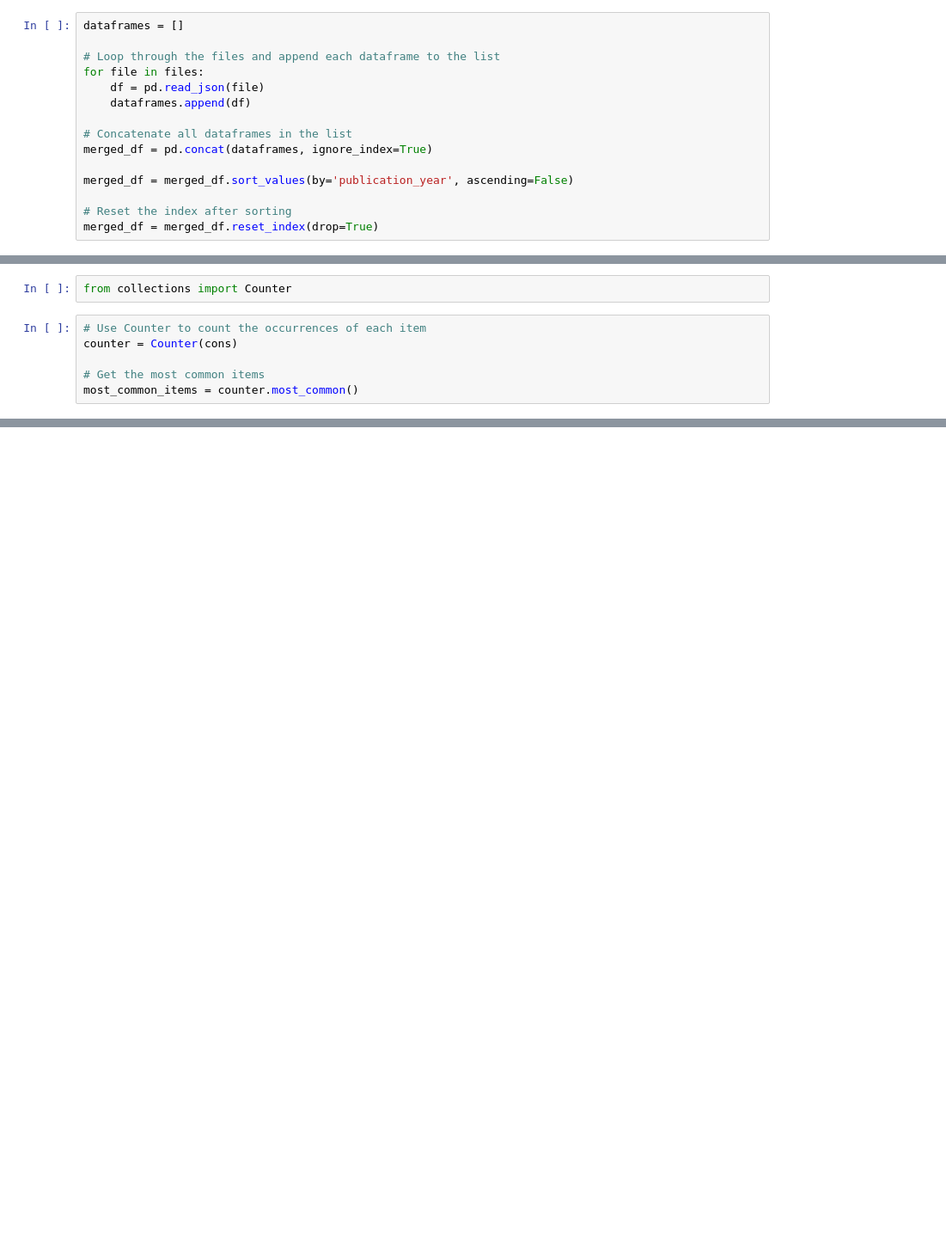
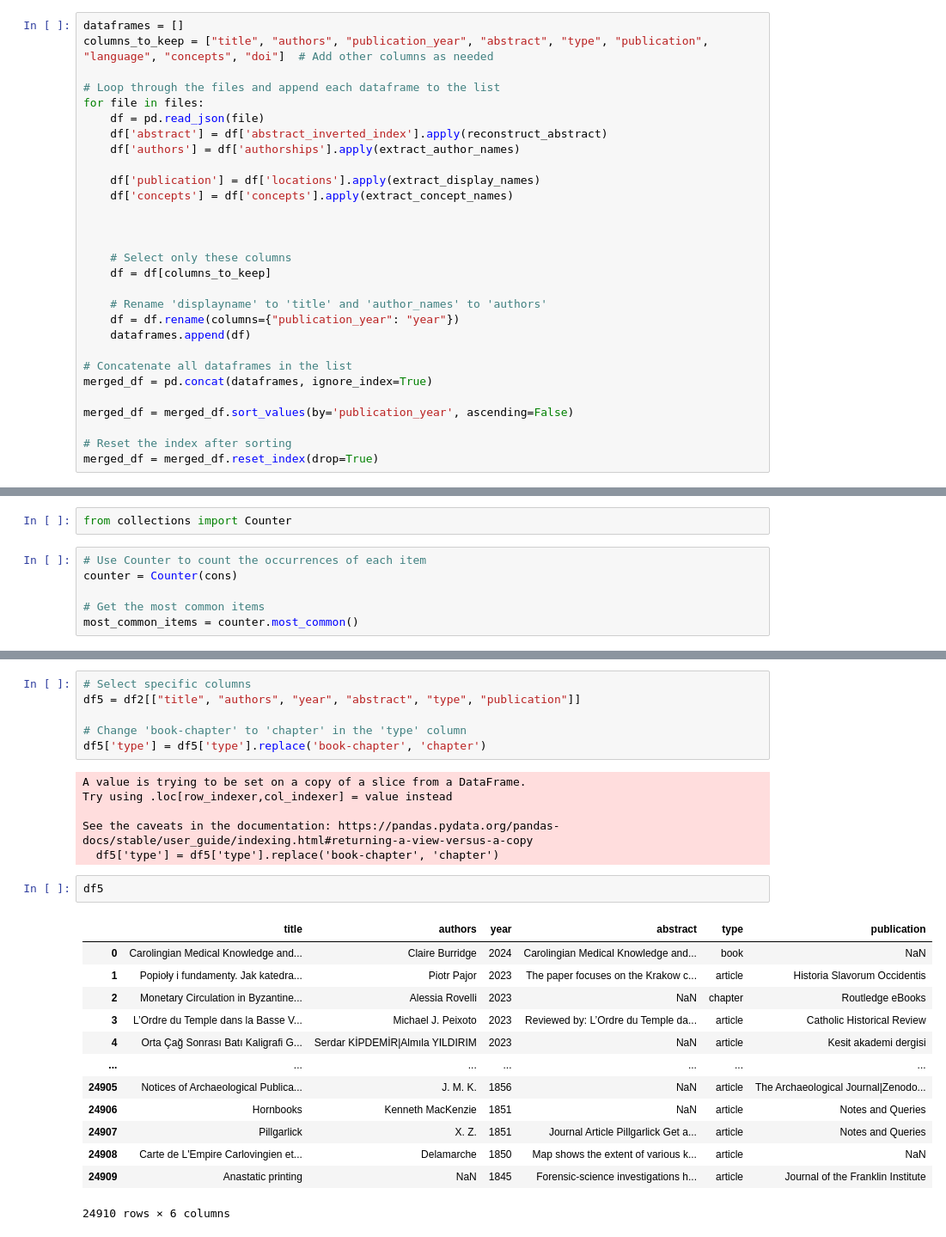
Before and after one commit to wjbmattingly/open-medieval-bibliography, a Jupyter notebook: build-database.ipynb, the cells around one changed output, grey strips where cells are left out. Shown at 86% size. Saved outputs shown, nothing was run; the diff lists cells and outputs as text; blank space fills up the shorter version.

```diff
--- a/build-database.ipynb
+++ b/build-database.ipynb
@@ -65,10 +65,24 @@ len(files)
 64
 # %%
 dataframes = []
+columns_to_keep = ["title", "authors", "publication_year", "abstract", "type", "publication", "language", "concepts", "doi"]  # Add other columns as needed
 
 # Loop through the files and append each dataframe to the list
 for file in files:
     df = pd.read_json(file)
+    df['abstract'] = df['abstract_inverted_index'].apply(reconstruct_abstract)
+    df['authors'] = df['authorships'].apply(extract_author_names)
+
+    df['publication'] = df['locations'].apply(extract_display_names)
+    df['concepts'] = df['concepts'].apply(extract_concept_names)
+
+
+
+    # Select only these columns
+    df = df[columns_to_keep]
+
+    # Rename 'displayname' to 'title' and 'author_names' to 'authors'
+    df = df.rename(columns={"publication_year": "year"})
     dataframes.append(df)
 
 # Concatenate all dataframes in the list
@@ -184,0 +216,28 @@ most_common_items = counter.most_common()
+# %%
+# Select specific columns
+df5 = df2[["title", "authors", "year", "abstract", "type", "publication"]]
+
+# Change 'book-chapter' to 'chapter' in the 'type' column
+df5['type'] = df5['type'].replace('book-chapter', 'chapter')
+# %% [output]
+A value is trying to be set on a copy of a slice from a DataFrame.
+Try using .loc[row_indexer,col_indexer] = value instead
+
+See the caveats in the documentation: https://pandas.pydata.org/pandas-docs/stable/user_guide/indexing.html#returning-a-view-versus-a-copy
+  df5['type'] = df5['type'].replace('book-chapter', 'chapter')
+# %%
+df5
+# %% [output]
+|  | title | authors | year | abstract | type | publication |
+| 0 | Carolingian Medical Knowledge and... | Claire Burridge | 2024 | Carolingian Medical Knowledge and... | book | NaN |
+| 1 | Popioły i fundamenty. Jak katedra... | Piotr Pajor | 2023 | The paper focuses on the Krakow c... | article | Historia Slavorum Occidentis |
+| 2 | Monetary Circulation in Byzantine... | Alessia Rovelli | 2023 | NaN | chapter | Routledge eBooks |
+| 3 | L’Ordre du Temple dans la Basse V... | Michael J. Peixoto | 2023 | Reviewed by: L’Ordre du Temple da... | article | Catholic Historical Review |
+| 4 | Orta Çağ Sonrası Batı Kaligrafi G... | Serdar KİPDEMİR|Almıla YILDIRIM | 2023 | NaN | article | Kesit akademi dergisi |
+| ... | ... | ... | ... | ... | ... | ... |
+| 24905 | Notices of Archaeological Publica... | J. M. K. | 1856 | NaN | article | The Archaeological Journal|Zenodo... |
+| 24906 | Hornbooks | Kenneth MacKenzie | 1851 | NaN | article | Notes and Queries |
+| 24907 | Pillgarlick | X. Z. | 1851 | Journal Article Pillgarlick Get a... | article | Notes and Queries |
+| 24908 | Carte de L'Empire Carlovingien et... | Delamarche | 1850 | Map shows the extent of various k... | article | NaN |
+| 24909 | Anastatic printing | NaN | 1845 | Forensic-science investigations h... | article | Journal of the Franklin Institute |
+24910 rows × 6 columns
```
Also changed, not shown: parts of 12 cells of this notebook, 4 other files.
